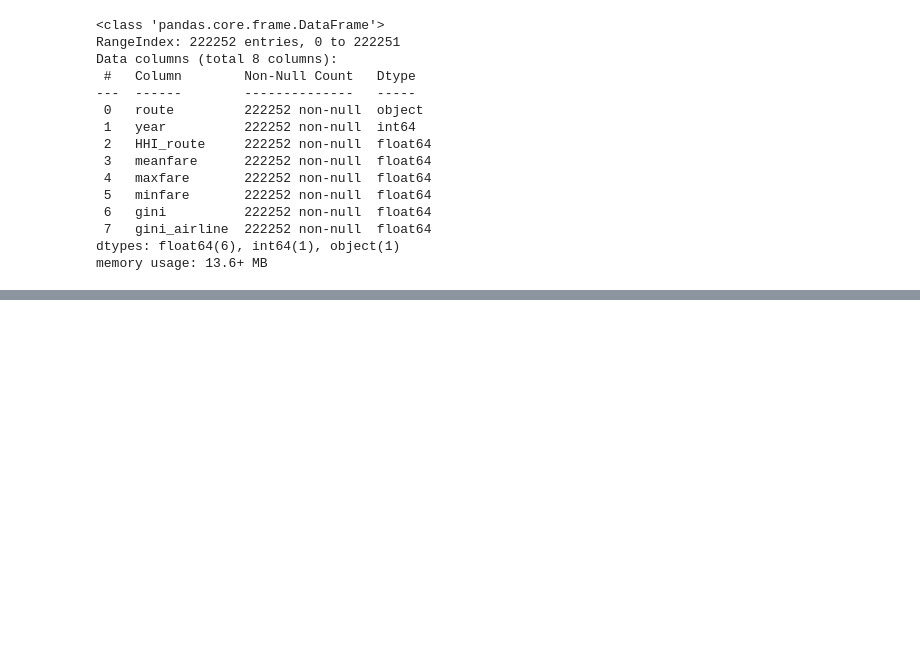
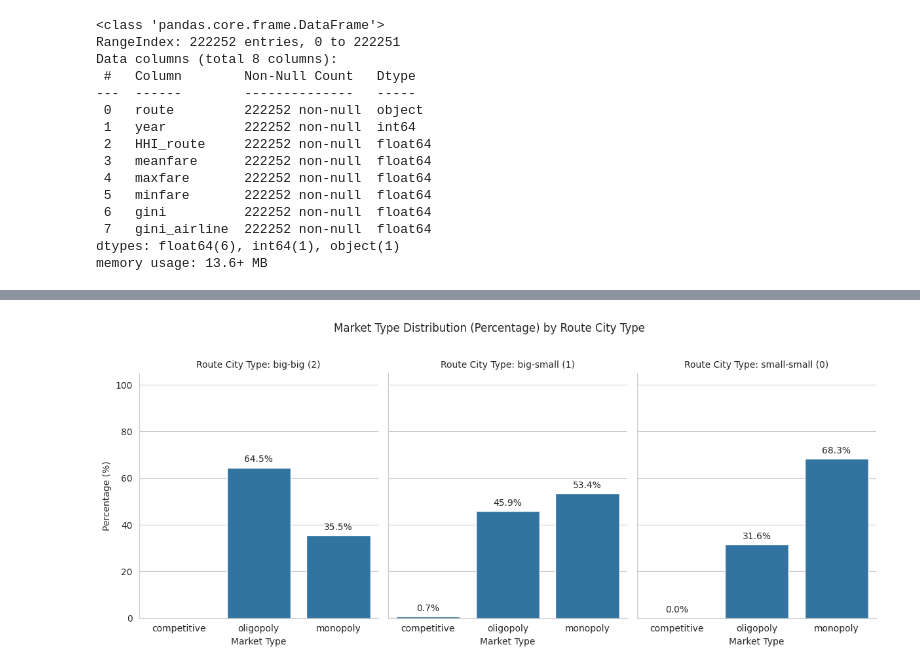
Before and after one commit to yuancx2025/526_project_group2, a Jupyter notebook: Data_science.ipynb, the cells around one changed output, grey strips where cells are left out. Saved outputs shown, nothing was run; the diff lists cells and outputs as text; code cells hidden in the pictures; blank space fills up the shorter version.

```diff
--- a/Data_science.ipynb
+++ b/Data_science.ipynb
@@ -254,0 +349,81 @@ Included effects: Entity, Time
+# %%
+
+import pandas as pd
+import numpy as np
+import seaborn as sns
+import matplotlib.pyplot as plt
+
+# --- Data Preparation (Same as before) ---
+# Assuming 'data' is already defined and contains the necessary columns.
+order_list = ["competitive", "oligopoly", "monopoly"]
+type_labels = {
+    2: "big-big (2)",
+    1: "big-small (1)",
+    0: "small-small (0)"
+}
+data['route_city_type_label'] = data['route_city_type'].map(type_labels)
+
+# Set the plot style
+sns.set_style("whitegrid")
+
+# --- 1. Calculate the Proportions (Percentages) ---
+# Group by route_city_type_label, then calculate the value counts as a normalized proportion.
+# Multiply by 100 to get the percentage.
+percentage_data = data.groupby('route_city_type_label')['market_type'] \
+                      .value_counts(normalize=True) \
+                      .mul(100) \
+                      .rename('Percentage') \
+                      .reset_index()
+
+# Ensure the order of the facets (columns) is correct
+percentage_data['route_city_type_label'] = pd.Categorical(
+    percentage_data['route_city_type_label'],
+    categories=type_labels.values(),
+    ordered=True
+)
+
+# --- 2. Plot the Faceted Bar Chart (using percentages) ---
+
+plt.figure(figsize=(12, 6)) # Set the overall figure size
+
+# Use catplot with 'bar' kind to plot the pre-aggregated percentage data
+g = sns.catplot(
+    data=percentage_data,
+    x="market_type",
+    y="Percentage",  # Y-axis is now Percentage
+    col="route_city_type_label", # Create a separate plot (facet) for each type
+    kind="bar",
+    order=order_list,
+    col_order=type_labels.values(),
+    height=5,
+    aspect=0.8
+)
+
+# --- 3. Iterate over each subplot (Axes) and add percentage labels ---
+for ax in g.axes.flatten():
+    # Loop through each bar (patch) in the current subplot
+    for p in ax.patches:
+        height = p.get_height()
+
+        # Only add text if the height (percentage) is greater than zero
+        if height > 0:
+            # Add text annotation
+            ax.text(
+                p.get_x() + p.get_width() / 2.,  # X coordinate: center of the bar
+                height + 1.5,                    # Y coordinate: slightly above the bar top
+                f'{height:.1f}%',                # Text to display: formatted as a percentage with 1 decimal place
+                ha='center',                     # Horizontal alignment: center
+                va='bottom',                     # Vertical alignment: bottom
+                fontsize=10                      # Font size
+            )
+
+# --- 4. Adjust Titles and Labels ---
+g.set_axis_labels("Market Type", "Percentage (%)")
+g.set_titles("Route City Type: {col_name}")
+g.fig.suptitle("Market Type Distribution (Percentage) by Route City Type", y=1.02)
+g.set(ylim=(0, 105)) # Limit Y-axis from 0% to 105% for better visualization
+
+# Display the plot
+plt.tight_layout() # Adjust layout to prevent label overlap
+plt.show()
+# %% [output]
@@ -254,0 +431 @@ Included effects: Entity, Time
+[figure, added]
```
Also changed, not shown: parts of 11 cells of this notebook.
